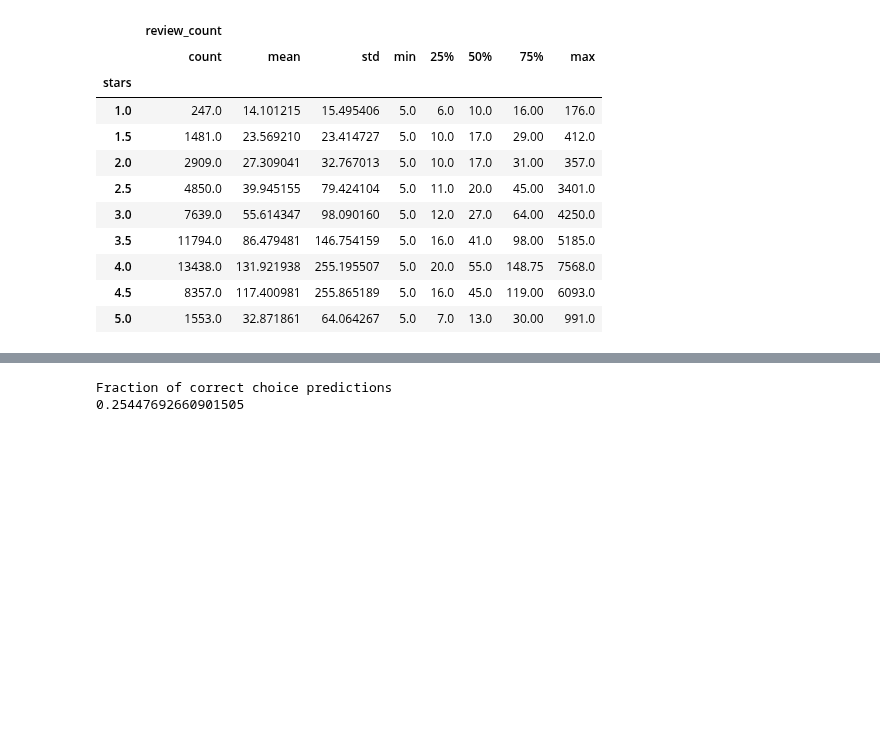
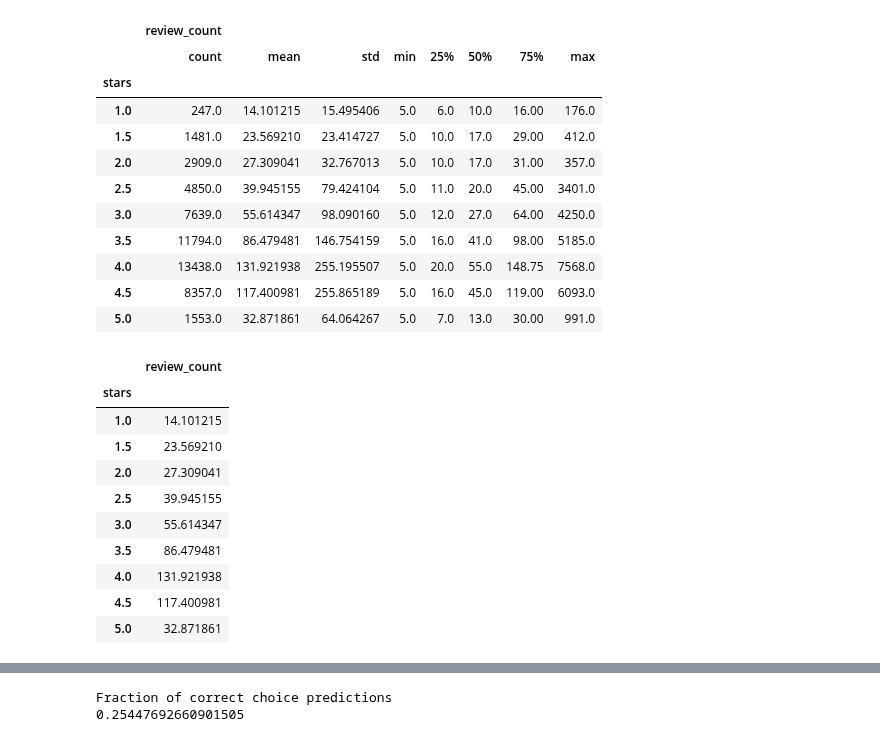
Before and after one commit to raska0010/yelp-customer-reviews, a Jupyter notebook: data_cleaning.ipynb, the cells around one changed output, grey strips where cells are left out. Saved outputs shown, nothing was run; the diff lists cells and outputs as text; code cells hidden in the pictures; blank space fills up the shorter version.

```diff
--- a/data_cleaning.ipynb
+++ b/data_cleaning.ipynb
@@ -673,3 +679,17 @@ reviews.groupby(by='stars').describe()
 | 4.0 | 13438.0 | 131.921938 | 255.195507 | 5.0 | 20.0 | 55.0 | 148.75 | 7568.0 |
 | 4.5 | 8357.0 | 117.400981 | 255.865189 | 5.0 | 16.0 | 45.0 | 119.00 | 6093.0 |
 | 5.0 | 1553.0 | 32.871861 | 64.064267 | 5.0 | 7.0 | 13.0 | 30.00 | 991.0 |
+# %%
+reviews.groupby(by='stars').mean()
+# %% [output]
+|  | review_count |
+| stars |  |
+| 1.0 | 14.101215 |
+| 1.5 | 23.569210 |
+| 2.0 | 27.309041 |
+| 2.5 | 39.945155 |
+| 3.0 | 55.614347 |
+| 3.5 | 86.479481 |
+| 4.0 | 131.921938 |
+| 4.5 | 117.400981 |
+| 5.0 | 32.871861 |
```
Also changed, not shown: parts of 16 cells of this notebook.
